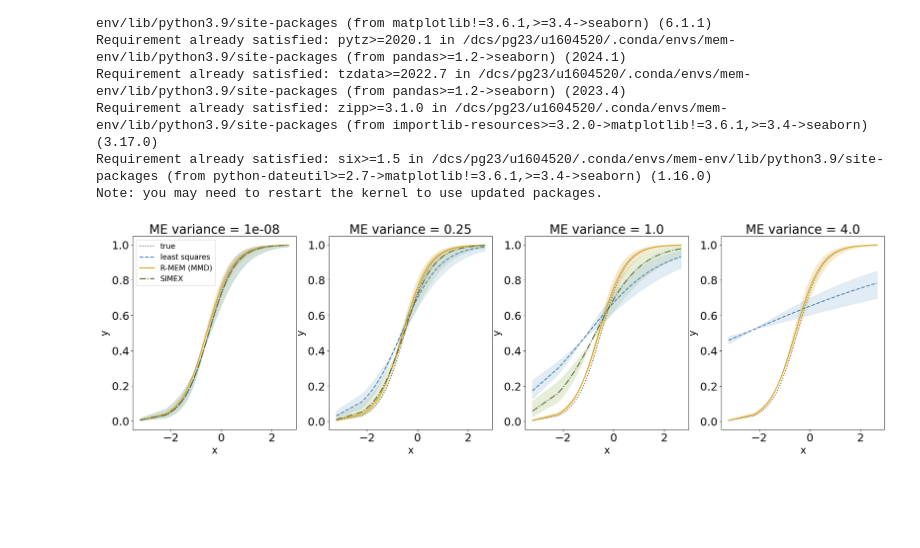
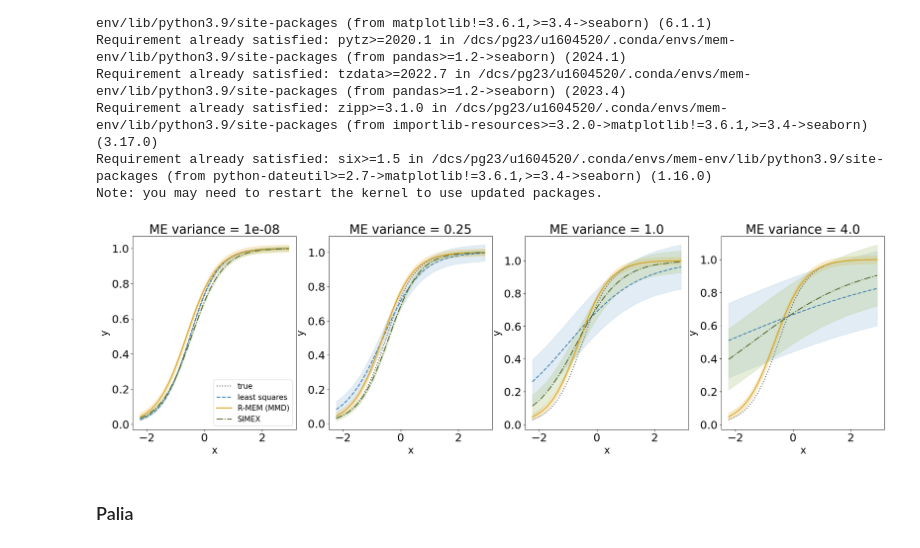
Before and after one commit to haritadell/me-models, a Jupyter notebook: gather_results.ipynb, the cells around one changed output. Cells and saved outputs as stored; diff of their text form; code cells hidden in the pictures; blank space fills up the shorter version.

```diff
--- a/gather_results.ipynb
+++ b/gather_results.ipynb
@@ -5,8 +5,8 @@ from utils import sample_observed_data_berkson, sample_observed_data_classical
 # %%
 confidence_level = 0.90
 num_realizations = 100
-seed = 12
-folder_path = '/dcs/pg23/u1604520/mem/results/exponential_classical_unifstart/'
+seed = 112
+folder_path = '/dcs/pg23/u1604520/mem/results/exponential_classical_unifstart/new/'
 folder_path_simex = folder_path+'simex/exponential_classical_unifstart/'
 # %%
 scales_nu = [0.000001, 0.5,  1.0, 2.0] #, 2.0]
@@ -31,20 +31,24 @@ stds = np.zeros((num_scales, num_realizations, num_methods, len(theta_star)))
 counts = np.zeros((num_scales, len(theta_star)))
 coverage_probabilities = np.zeros((num_scales, len(theta_star)))
 for j, scale_nu in enumerate(scales_nu):
+    seed1 = 12
+    seed2 = 112
     seed = 12
     for r in range(num_realizations):
+        seed2 += 1
+        seed1 += 1
         seed += 1
-        boot_sample = np.loadtxt(folder_path+f'sample_scale_nu{scale_nu}_c{c}_n{n}_B{B}_seed{seed}.txt')
+        boot_sample = np.loadtxt(folder_path+f'sample_scale_nu{scale_nu}_c{c}_n{n}_B{B}_seed1{seed1}_seed2{seed2}.txt')
         if scale_nu == 1.0:
             simex_sample = np.loadtxt(folder_path_simex+f'simex_scale_nu{1}_seed{seed}.txt')
         elif scale_nu == 2.0:
-            simex_sample = np.loadtxt(folder_path_simex+f'simex_scale_nu{1}_seed{seed}.txt')
+            simex_sample = np.loadtxt(folder_path_simex+f'simex_scale_nu{2}_seed{seed}.txt')
         else:
             simex_sample = np.loadtxt(folder_path_simex+f'simex_scale_nu{scale_nu}_seed{seed}.txt')
-        data, x = sample_observed_data_classical(reg_func, int(n), loc_x, scale_x, scale_nu, scale_eps, theta_star, seed)#np.loadtxt(folder_path+f'data_scale_nu{scale_nu}_c{c}_n{n}_B{B}_seed{seed}.txt')
+        data, x = sample_observed_data_classical(reg_func, int(n), loc_x, scale_x, scale_nu, scale_eps, theta_star, seed1)#np.loadtxt(folder_path+f'data_scale_nu{scale_nu}_c{c}_n{n}_B{B}_seed{seed}.txt')
         mean_boot_sample = boot_sample.mean(axis=0)
         #mean_simex_sample = simex_sample.mean(axis=0)
-        initial_guess = [-1,4] #[0, 4]  # Initial parameter guess
+        initial_guess = np.random.uniform(low=-1, high=4, size=(2,)) #[0, 4]  # Initial parameter guess
         ls_estimator, _ = curve_fit(nonlinear_model, data[:,0], data[:,1], p0=initial_guess)
         mses[j, r, 0, :] = np.asarray((mean_boot_sample - theta_star)**2)
         mses[j, r, 1, :] = np.asarray((simex_sample - theta_star)**2)
@@ -309,83 +305,92 @@ n = 200
 regs = np.zeros((num_realizations, num_methods, n))
 lower_bounds = np.zeros((num_methods, n))
 upper_bounds = np.zeros((num_methods, n))
+std_error = np.zeros(num_methods)
 means = np.zeros((num_methods, n))
 for ax, j in zip(ax_array.flatten(), range(0, num_scales)):
     scale_nu = scales_nu[j]
-    seed = 12
+    seed1 = 12
+    seed2 = 112
     thetas_over_run = np.zeros((len(theta_star), num_methods, num_realizations))
     for r in range(num_realizations):
-        seed += 1
-        boot_sample = np.loadtxt(folder_path+f'sample_scale_nu{scale_nu}_c{c}_n{n}_B{B}_seed{seed}.txt')
+        seed1 += 1
+        seed2 += 1
+        boot_sample = np.loadtxt(folder_path+f'sample_scale_nu{scale_nu}_c{c}_n{n}_B{B}_seed1{seed1}_seed2{seed2}.txt')
         if scale_nu == 1.0:
-            simex_sample = np.loadtxt(folder_path_simex+f'simex_scale_nu{1}_seed{seed}.txt')
+            simex_sample = np.loadtxt(folder_path_simex+f'simex_scale_nu{1}_seed{seed1}.txt')
         elif scale_nu == 2.0:
-            simex_sample = np.loadtxt(folder_path_simex+f'simex_scale_nu{1}_seed{seed}.txt')
+            simex_sample = np.loadtxt(folder_path_simex+f'simex_scale_nu{2}_seed{seed1}.txt')
         else:
             simex_sample = np.loadtxt(folder_path_simex+f'simex_scale_nu{scale_nu}_seed{seed}.txt')
-        data, xis_star = sample_observed_data_classical(reg_func, int(n), loc_x, scale_x, scale_nu, scale_eps, theta_star, seed)#np.loadtxt(folder_path+f'data_scale_nu{scale_nu}_c{c}_n{n}_B{B}_seed{seed}.txt')
+        data, xis_star = sample_observed_data_classical(reg_func, int(n), loc_x, scale_x, scale_nu, scale_eps, theta_star, seed1)#np.loadtxt(folder_path+f'data_scale_nu{scale_nu}_c{c}_n{n}_B{B}_seed{seed}.txt')
         mean_boot_sample = boot_sample.mean(axis=0)
-        initial_guess = [0,0] #[0, 4]  # Initial parameter guess
+        initial_guess = np.random.uniform(low=-1, high=4, size=(2,)) #[0, 4]  # Initial parameter guess
         ls_estimator, _ = curve_fit(nonlinear_model, data[:,0], data[:,1], p0=initial_guess)
         thetas_over_run[:, 0, r] = mean_boot_sample
         thetas_over_run[:, 1, r] = simex_sample
         thetas_over_run[:, 2, r] = ls_estimator
-        xis_star_sorted = np.sort(xis_star)
-        regs[r,0,:] = reg_func(thetas_over_run[:,0,r], xis_star_sorted)
-        regs[r,1,:] = reg_func(thetas_over_run[:,1,r], xis_star_sorted)
-        regs[r,2,:] = reg_func(thetas_over_run[:,2,r], xis_star_sorted)
+        # xis_star_sorted = np.sort(xis_star)
+        # regs[r,0,:] = reg_func(thetas_over_run[:,0,r], xis_star_sorted)
+        # regs[r,1,:] = reg_func(thetas_over_run[:,1,r], xis_star_sorted)
+        # regs[r,2,:] = reg_func(thetas_over_run[:,2,r], xis_star_sorted)
 
-    # lower_bounds[0, :] = np.percentile(regs[:,0,:], (1 - credible_interval) / 2 * 100, axis=0)
-    # upper_bounds[0, :] = np.percentile(regs[:,0,:], (1 + credible_interval) / 2 * 100, axis=0)
-    #means[0, :] = np.mean(regs[:,0,:], axis=0)
+    # test data
+    data, xis_star = sample_observed_data_classical(reg_func, int(n), loc_x, scale_x, scale_nu, scale_eps, theta_star, 300)
+    xis_star_sorted = np.sort(xis_star)
+    Y_real = reg_func(theta_star, xis_star_sorted)
     means[0, :] = reg_func(thetas_over_run[:,0,:].mean(axis=1), xis_star_sorted)
+    residuals = np.array(Y_real) - means[0, :]
+    std_error[0] = np.std(residuals, axis=0)
     lower_bounds[0, :] = reg_func(thetas_over_run[:,0,:].mean(axis=1) - thetas_over_run[:,0,:].std(axis=1), xis_star_sorted)
     upper_bounds[0, :] = reg_func(thetas_over_run[:,0,:].mean(axis=1) + thetas_over_run[:,0,:].std(axis=1), xis_star_sorted)
-    # lower_bounds[1, :] = np.percentile(regs[:,1,:], (1 - credible_interval) / 2 * 100, axis=0)
-    # upper_bounds[1, :] = np.percentile(regs[:,1,:], (1 + credible_interval) / 2 * 100, axis=0)
-    #means[1, :] = np.mean(regs[:,1,:], axis=0)
+
     means[1, :] = reg_func(thetas_over_run[:,1,:].mean(axis=1), xis_star_sorted)
+    residuals = np.array(Y_real) - means[1, :]
+    std_error[1] = np.std(residuals, axis=0)
     lower_bounds[1, :] = reg_func(thetas_over_run[:,1,:].mean(axis=1) - thetas_over_run[:,1,:].std(axis=1), xis_star_sorted)
     upper_bounds[1, :] = reg_func(thetas_over_run[:,1,:].mean(axis=1) + thetas_over_run[:,1,:].std(axis=1), xis_star_sorted)
-    # lower_bounds[2, :] = np.percentile(regs[:,2,:], (1 - credible_interval) / 2 * 100, axis=0)
-    # upper_bounds[2, :] = np.percentile(regs[:,2,:], (1 + credible_interval) / 2 * 100, axis=0)
-    #means[2, :] = np.mean(regs[:,2,:], axis=0)
+
     means[2, :] = reg_func(thetas_over_run[:,2,:].mean(axis=1), xis_star_sorted)
+    residuals = np.array(Y_real) - means[2, :]
+    std_error[2] = np.std(residuals, axis=0)
     lower_bounds[2, :] = reg_func(thetas_over_run[:,2,:].mean(axis=1) - thetas_over_run[:,2,:].std(axis=1), xis_star_sorted)
     upper_bounds[2, :] = reg_func(thetas_over_run[:,2,:].mean(axis=1) + thetas_over_run[:,2,:].std(axis=1), xis_star_sorted)
 
-    Y_real = reg_func(theta_star, xis_star_sorted)
 
     ax.plot(xis_star_sorted, Y_real, linestyle='dotted', label='true', color='dimgrey', lw=2)
 
     ax.plot(xis_star_sorted, means[2,:], linestyle='dashed', label='least squares', color='#4682B4', lw=2)
+    #ax.fill_between(xis_star_sorted, lower_bounds[2, :], upper_bounds[2, :], color=lighten_color('#4682B4'), alpha=0.3)
+    ax.fill_between(xis_star_sorted, means[2, :] - std_error[2], means[2, :] + std_error[2], color=lighten_color('#4682B4'), alpha=0.3)
 
     ax.plot(xis_star_sorted, means[0, :], linestyle='solid', label='R-MEM (MMD)', color='goldenrod',lw=2)
-    if scale_nu != 2.0:
-        ax.plot(xis_star_sorted, means[1, :], linestyle='dashdot', label='SIMEX',color='#556B2F', lw=2)
-        ax.fill_between(xis_star_sorted, lower_bounds[1, :], upper_bounds[1, :], color=lighten_color('#556B2F'), alpha=0.3)
+    #ax.fill_between(xis_star_sorted, lower_bounds[0, :], upper_bounds[0, :], color=lighten_color('goldenrod', 0.7), alpha=0.3)
+    ax.fill_between(xis_star_sorted, means[0, :] - std_error[0], means[0, :] + std_error[0], color=lighten_color('goldenrod', 0.7), alpha=0.3)
 
-    ax.fill_between(xis_star_sorted, lower_bounds[0, :], upper_bounds[0, :], color=lighten_color('goldenrod', 0.7), alpha=0.3)
-    ax.fill_between(xis_star_sorted, lower_bounds[2, :], upper_bounds[2, :], color=lighten_color('#4682B4'), alpha=0.3)
+    ax.plot(xis_star_sorted, means[1, :], linestyle='dashdot', label='SIMEX',color='#556B2F', lw=2)
+    #ax.fill_between(xis_star_sorted, lower_bounds[1, :], upper_bounds[1, :], color=lighten_color('#556B2F'), alpha=0.3)
+    ax.fill_between(xis_star_sorted, means[1, :] - std_error[1], means[1, :] + std_error[1], color=lighten_color('#556B2F'), alpha=0.3)
 
     ax.yaxis.grid(False)
     ax.xaxis.grid(False)
     ax.patch.set_facecolor('white')
     if j == 0:
         ax.set_title(f'ME variance = 1e-08', fontsize=25)
     elif j == 1 or j == 3:
         ax.set_title(f'ME variance = {scale_nu**2}', fontsize=25)
     elif j == 2:
         ax.set_title(f'ME variance = {scale_nu**2}', fontsize=25)
 
     ax.set_xlabel('x',fontsize=20)
     ax.set_ylabel('y',fontsize=20)
     ax.tick_params(axis='both', which='major', labelsize=22)
     ax.tick_params(axis='both', which='minor', labelsize=22)
     if j == 0:
         ax.legend(fontsize=15)
 # %% [output]
-[figure, old version]
+[figure, new version]
+# %% [markdown]
+### Palia
 # %%
 import matplotlib.pyplot as plt
 import seaborn as sns
```
Also changed, not shown: parts of 9 cells of this notebook, 1 other file.
